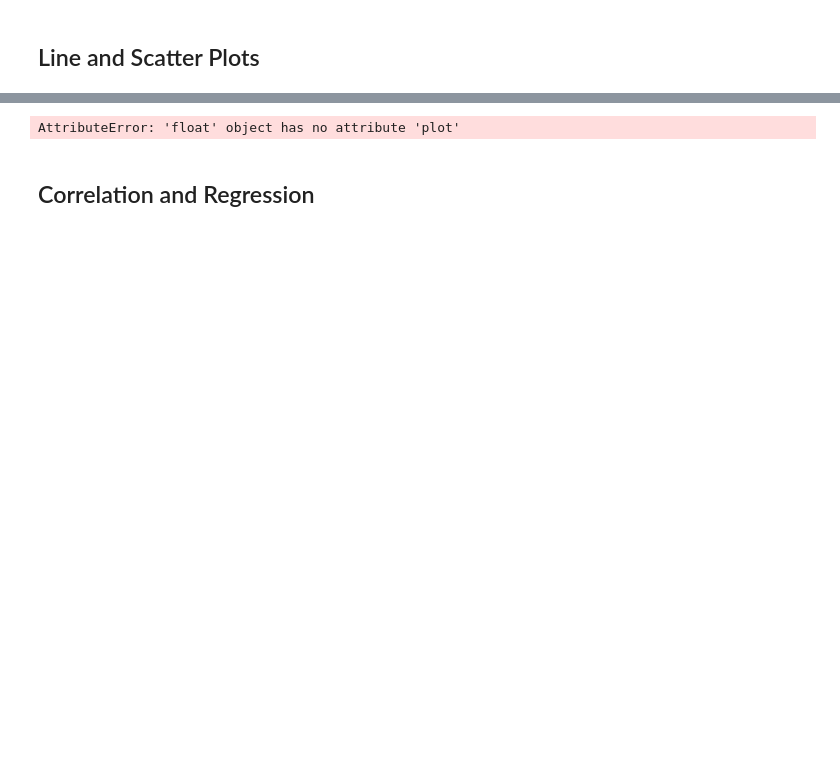
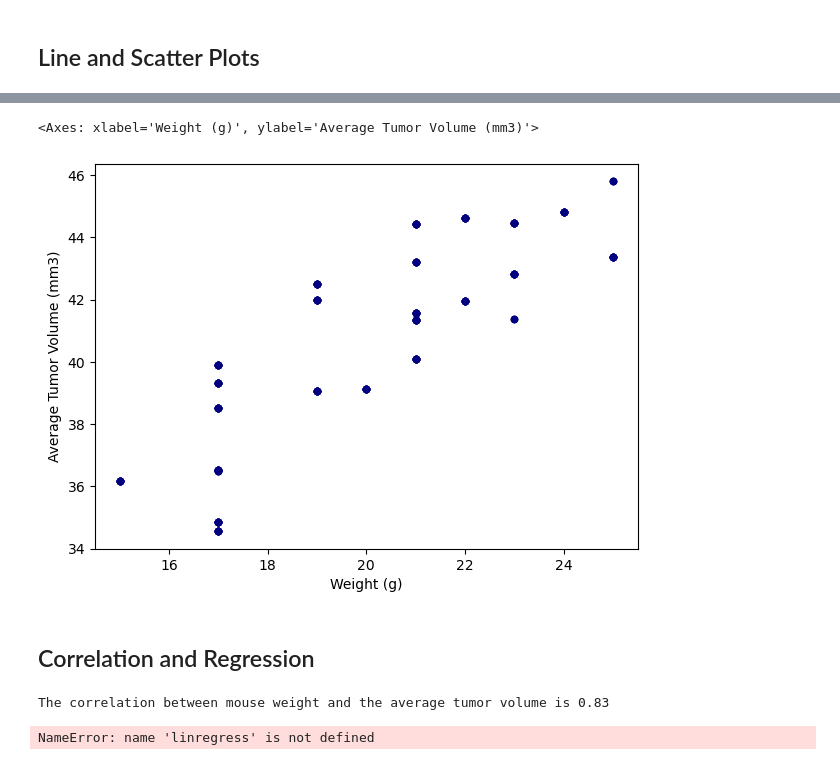
Before and after one commit to MireilleWalton/Data_Vis, a Jupyter notebook: pymaceuticals_MWalton.ipynb, the cells around one changed output, grey strips where cells are left out. Drawn from its saved outputs; the diff is of its cells as text; code cells hidden in the pictures; blank space fills up the shorter version.

```diff
--- a/pymaceuticals_MWalton.ipynb
+++ b/pymaceuticals_MWalton.ipynb
@@ -270,9 +279,15 @@ plt.show()
 # %%
 # Generate a scatter plot of mouse weight vs. the average observed tumor volume for the entire Capomulin regimen
-Capomulin_data = LastTP_df[cleaned_data_df["Drug Regimen"].isin(["Capomulin"])]
-Capomulin_Avg_tmr_vol = Capomulin_data["Tumor Volume (mm3)"].mean()
-Capomulin_Avg_tmr_vol.plot(kind="scatter", x="Weight", y="Tumor Volume (mm3)", grid=True, figsize=(7,5), color="navy")
+
+Avg_tmr = cleaned_data_df.groupby(["Mouse ID"])["Tumor Volume (mm3)"].mean()
+Avg_tmr_vol = Avg_tmr.reset_index()
+Avg_tmr_vol_df = pd.DataFrame(Avg_tmr)
+Avg_Tmr_Wgt_df = Avg_tmr_vol_df.merge(cleaned_data_df,on=["Mouse ID"], how="left")
+Avg_Tmr_Wgt_df.rename(columns = {"Tumor Volume (mm3)_x":"Average Tumor Volume (mm3)"}, inplace=True)
+Capomulin_data = Avg_Tmr_Wgt_df[Avg_Tmr_Wgt_df["Drug Regimen"].isin(["Capomulin"])]
+Capomulin_data.plot(kind="scatter", x="Weight (g)", y="Average Tumor Volume (mm3)", figsize=(7,5), color="navy", ylabel="Average Tumor Volume (mm3)")
 # %% [output]
-AttributeError: 'float' object has no attribute 'plot'
+<Axes: xlabel='Weight (g)', ylabel='Average Tumor Volume (mm3)'>
+[figure, added]
 # %% [markdown]
 ## Correlation and Regression
@@ -281,0 +294,22 @@ AttributeError: 'float' object has no attribute 'plot'
+# %%
+# Calculate the correlation coefficient and a linear regression model
+# for mouse weight and average observed tumor volume for the entire Capomulin regimen
+y_AvgT_Vol = Capomulin_data["Average Tumor Volume (mm3)"]
+x_Weight = Capomulin_data["Weight (g)"]
+
+correlation = st.pearsonr(x_Weight, y_AvgT_Vol)
+print(f"The correlation between mouse weight and the average tumor volume is {round(correlation[0], 2)}")
+
+slope, intercept, rvalue, pvalue, stderr = linregress(x_Weight, y_AvgT_Vol)
+regress_values = x_Weight * slope + intercept
+line_eq = "y = " + str(round(slope, 2)) + "x + " + str(round(intercept, 2))
+
+plt.scatter(x_Weight, y_AvgT_Vol)
+plt.plot(x_Weight, regress_values, "r-")
+plt.annotate(line_eq, (20, 35), fontsize=15, color="red")
+plt.xlabel("Weight (g)")
+plt.ylabel("Average Tumor Volume (mm3)")
+plt.show()
+# %% [output]
+The correlation between mouse weight and the average tumor volume is 0.83
+NameError: name 'linregress' is not defined
```
Also changed, not shown: parts of 7 cells of this notebook.
